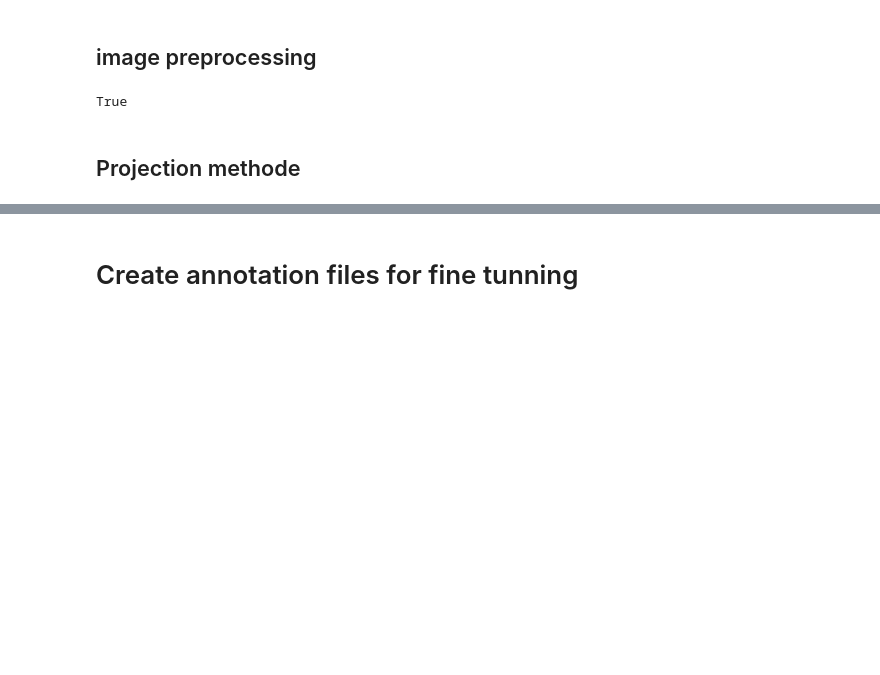
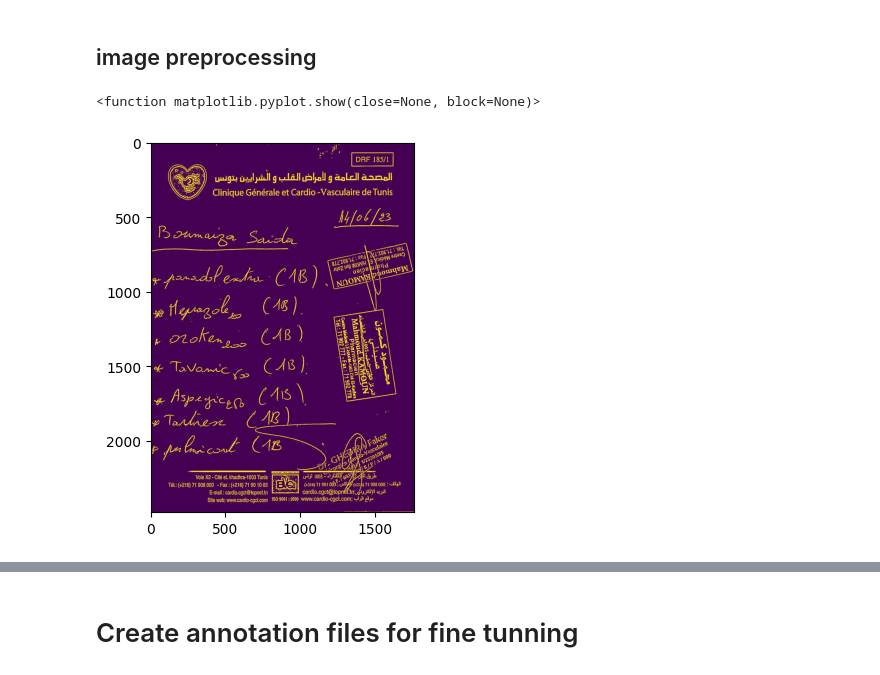
Before and after one commit to Youssef-Kharroubi/Dev-Elites, a Jupyter notebook: Modelling/TROCR.ipynb, the cells around one changed output, grey strips where cells are left out. Drawn from its saved outputs; the diff is of its cells as text; code cells hidden in the pictures; blank space fills up the shorter version.

Commit message:
Prescription adjusted

```diff
--- a/Modelling/TROCR.ipynb
+++ b/Modelling/TROCR.ipynb
@@ -39,47 +67,21 @@ name_list = df['Nom'].dropna().astype(str).tolist()
 # %% [markdown]
 ## image preprocessing
 # %%
-def grayscale(image):
-    return cv2.cvtColor(image, cv2.COLOR_BGR2GRAY)
-def sharpen(image):
-    kernel = np.array([[0, -1, 0],
-                       [-1,  5, -1],
-                       [0, -1, 0]])
-    return cv2.filter2D(image, -1, kernel)
+image_file = "/content/0729--9550572--20230705_page_2.jpg"
+#image_file = "predictions/nom_et_prenom_de_adherent_5.jpg"
+img = cv2.imread(image_file)
+# Load and preprocess the image
+gray = cv2.cvtColor(img, cv2.COLOR_BGR2GRAY)
+blur = cv2.GaussianBlur(gray, (5, 5), 0)
+processed_img = cv2.adaptiveThreshold(blur, 255, cv2.ADAPTIVE_THRESH_GAUSSIAN_C,
+                                     cv2.THRESH_BINARY_INV, 11, 2)
 
-def noise_removal(image):
-    kernel = np.ones((1, 1), np.uint8)
-    image = cv2.dilate(image, kernel, iterations=1)
-    kernel = np.ones((1, 1), np.uint8)
-    image = cv2.erode(image, kernel, iterations=1)
-    image = cv2.morphologyEx(image, cv2.MORPH_CLOSE, kernel)
-    image = cv2.medianBlur(image, 3)
-    return (image)
-
-def enhance_contrast(image):
-    clahe = cv2.createCLAHE(clipLimit=3.0, tileGridSize=(8,8))
-    return clahe.apply(image)
-
-def thick_font(image):
-    image = cv2.bitwise_not(image)
-    kernel = np.ones((2,2),np.uint8)
-    image = cv2.dilate(image, kernel, iterations=1)
-    image = cv2.bitwise_not(image)
-    return (image)
+plt.imshow(processed_img)
+plt.show
+# %% [output]
+<function matplotlib.pyplot.show(close=None, block=None)>
+[figure, added]
 # %%
-image_file = "../data/raw_data/Prescriptions/0750--9550274--20230705_page_2.jpg"
-img = cv2.imread(image_file)
-if img is None:
-    print("Error: Image not found!")
-else:
-    # Apply preprocessing
-    gray = grayscale(img)
-    sharpened = sharpen(gray)
-    denoised = noise_removal(sharpened)
-    enhanced = enhance_contrast(denoised)
-    processed_img = thick_font(enhanced)
-#Save the image
-line_path = os.path.join("../data/processed_trocr/Prescriptions", "0750--9550274--20230705_page_2.jpg")
-cv2.imwrite(line_path, processed_img)
+# Create the output directory
+output_dir = "output"
+os.makedirs(output_dir, exist_ok=True)
-# %% [output]
-True
@@ -127,2 +87,0 @@ True
-# %% [markdown]
-## Projection methode
```
Also changed, not shown: parts of 22 cells of this notebook.
